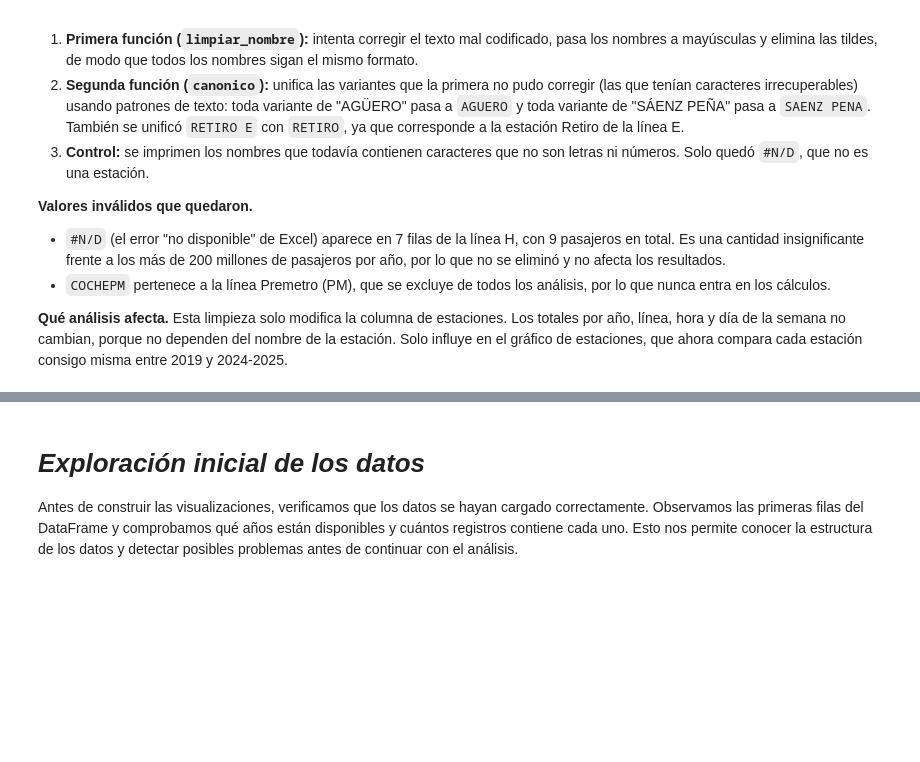
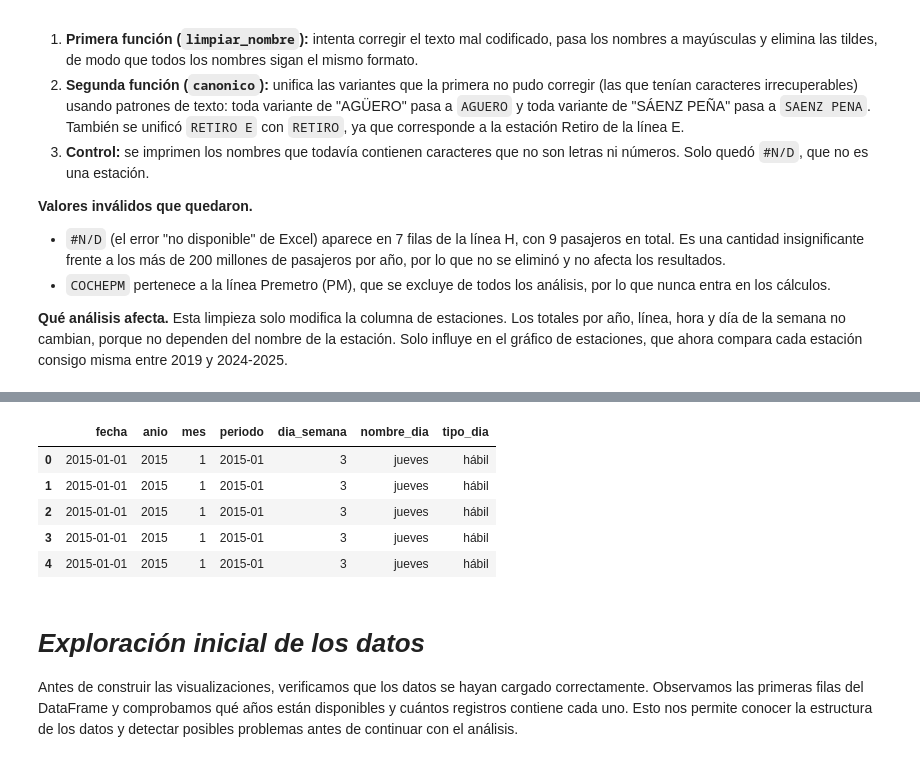
Before and after one commit to julia-iza/Trabajo-Practico-Laboratorio, a Jupyter notebook: analisis_subte.ipynb, the cells around one changed output, grey strips where cells are left out. Cells and saved outputs as stored; diff of their text form; code cells hidden in the pictures; blank space fills up the shorter version.

```diff
--- a/analisis_subte.ipynb
+++ b/analisis_subte.ipynb
@@ -141,3 +152,21 @@ df.tail()
+# %%
+NOMBRES_DIAS = {0: "lunes", 1: "martes", 2: "miércoles", 3: "jueves",
+                4: "viernes", 5: "sábado", 6: "domingo"}
+
+df["mes"] = df["fecha"].dt.month
+df["periodo"] = df["fecha"].dt.to_period("M")
+df["dia_semana"] = df["fecha"].dt.dayofweek
+df["nombre_dia"] = df["dia_semana"].apply(lambda d: NOMBRES_DIAS[d])
+df["tipo_dia"] = df["dia_semana"].apply(lambda d: "hábil" if d < 5 else "fin de semana")
+
+df[["fecha", "anio", "mes", "periodo", "dia_semana", "nombre_dia", "tipo_dia"]].head()
+# %% [output]
+|  | fecha | anio | mes | periodo | dia_semana | nombre_dia | tipo_dia |
+| 0 | 2015-01-01 | 2015 | 1 | 2015-01 | 3 | jueves | hábil |
+| 1 | 2015-01-01 | 2015 | 1 | 2015-01 | 3 | jueves | hábil |
+| 2 | 2015-01-01 | 2015 | 1 | 2015-01 | 3 | jueves | hábil |
+| 3 | 2015-01-01 | 2015 | 1 | 2015-01 | 3 | jueves | hábil |
+| 4 | 2015-01-01 | 2015 | 1 | 2015-01 | 3 | jueves | hábil |
 # %% [markdown]
 # ***Exploración inicial de los datos***
 
```
Also changed, not shown: parts of 9 cells of this notebook.
